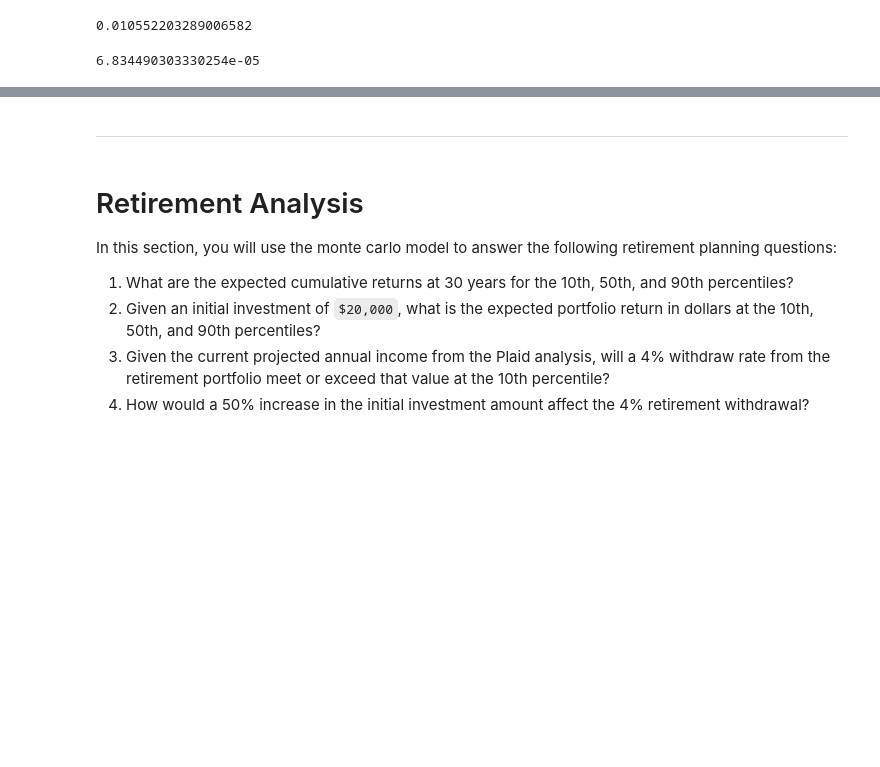
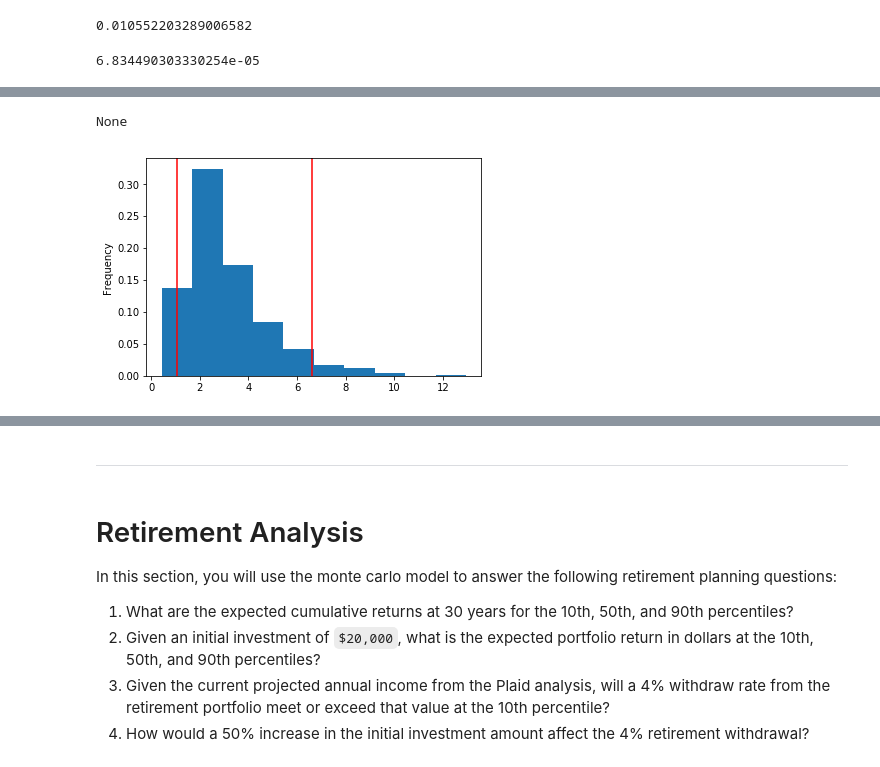
Before and after one commit to stragitech/APIs, a Jupyter notebook: portfolio_planner.ipynb, the cells around one changed output, grey strips where cells are left out. Cells and saved outputs as stored; diff of their text form; code cells hidden in the pictures; blank space fills up the shorter version.

Commit message:
Changed expected_returns function

```diff
--- a/portfolio_planner.ipynb
+++ b/portfolio_planner.ipynb
@@ -185,9 +223,13 @@ print(confidence_interval1(.8))
 # %%
 # Display the 90% confidence interval for the ending returns
-ending_cumulative_returns.plot(kind='hist', bins=10)
-confidence_interval = ending_cumulative_returns.quantile(q=[0.05, 0.95])
-confidence_interval
+#ending_cumulative_returns.plot(kind='hist', bins=10)
+#confidence_interval = ending_cumulative_returns.quantile(q=[0.05, 0.95])
+#confidence_interval
 #plt.figure();
-ending_cumulative_returns.plot(kind='hist', density=True, bins=10)
-plt.axvline(confidence_interval.iloc[0], color='r')
-plt.axvline(confidence_interval.iloc[1], color='r')
+#ending_cumulative_returns.plot(kind='hist', density=True, bins=10)
+#plt.axvline(confidence_interval.iloc[0], color='r')
+#plt.axvline(confidence_interval.iloc[1], color='r')
+print(confidence_interval_2(.9))
+# %% [output]
+None
+[figure, added]
```
Also changed, not shown: parts of 10 cells of this notebook.
